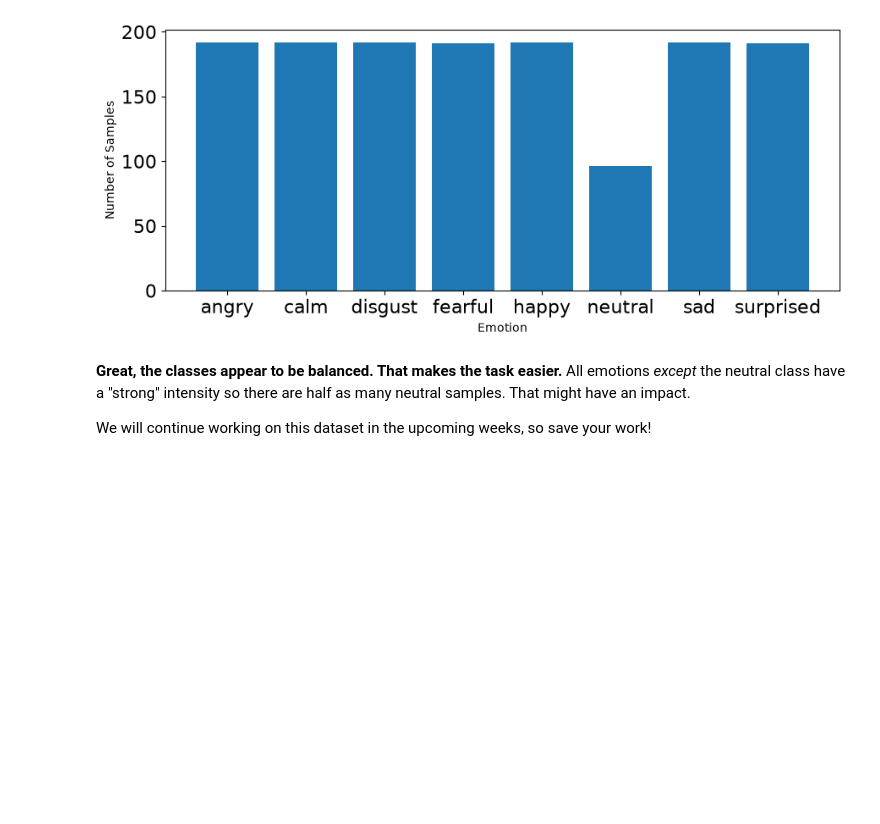
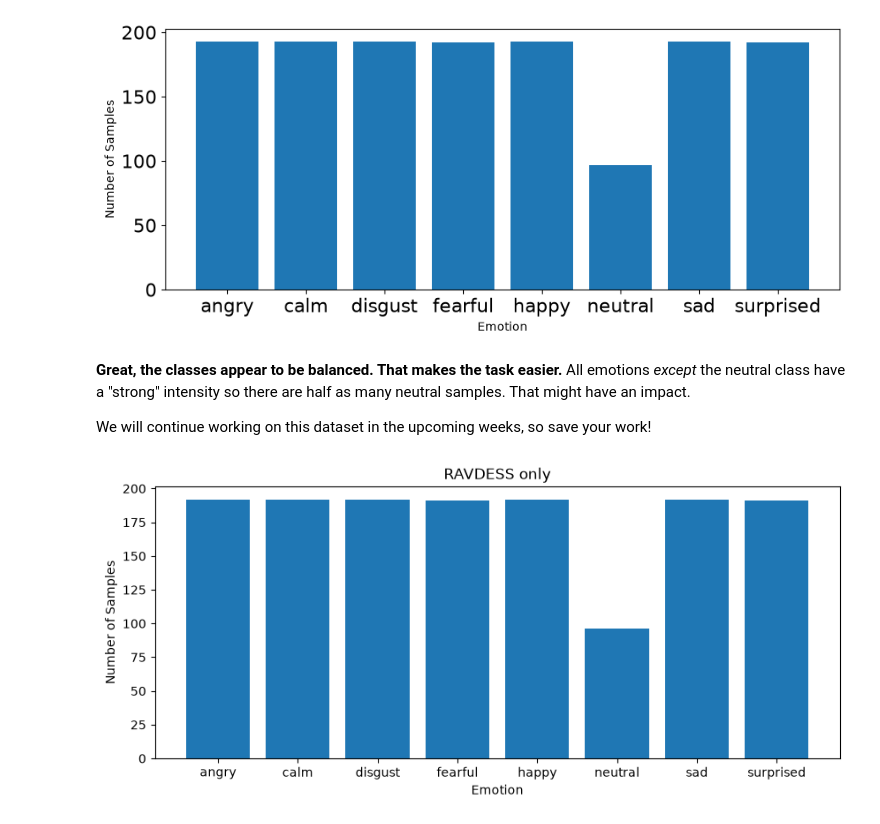
Before and after one commit to aleeza-ahmed/Week2-DataPreprocessing, a Jupyter notebook: Week 2.ipynb, the cells around one changed output. Drawn from its saved outputs; the diff is of its cells as text; code cells hidden in the pictures; blank space fills up the shorter version.

Commit message:
added graphs for analysis

```diff
--- a/Week 2.ipynb
+++ b/Week 2.ipynb
@@ -709,18 +711,20 @@ emotions_dict ={
 Now we're going to load our data and extract the emotion names according to the list we provided above.
 # %%
 import os, glob
+import numpy as np
 
-def load_data():
-    X,y=[],[]
+def load_metadata():
+    emotions_list, actors_list = [], []
     count = 0
     for file in glob.glob("Audio Data/Actor_*/*.wav"):
-        file_name=os.path.basename(file)
-        emotion=emotions_dict[file_name.split("-")[2]]
-        #features = get_features(file)
-        #X.append(features)
-        y.append(emotion)
+        file_name = os.path.basename(file)
+        parts = file_name.replace('.wav', '').split("-")
+        emotion = emotions_dict[parts[2]]
+        actor = int(parts[6])
+        emotions_list.append(emotion)
+        actors_list.append(actor)
         count += 1
-        # '\r' + end='' results in printing over same line
-        print('\r' + f' Processed {count}/{1440} audio samples',end=' ')
-    # Return arrays to plug into sklearn's cross-validation algorithms
-    return np.array(X), np.array(y)
+        print('\r' + f' Processed {count} audio samples', end=' ')
+    return np.array(emotions_list), np.array(actors_list)
+
+emotions, actors = load_metadata()
@@ -738,3 +744,8 @@ len(emotions)
+# %%
+sources = np.where(actors == 26, 'mine', 'RAVDESS')
+
+# RAVDESS convention: even actor ID = female, odd actor ID = male
+genders = np.where(actors % 2 == 0, 'female', 'male')
 # %% [markdown]
 Let's now see the class balance of our dataset, it is important to have a balanced dataset for ML models.
 # %%
@@ -756,4 +765,22 @@ plt.show()
+# %%
+import matplotlib.pyplot as plt
+
+def plot_emotion_counts(emotion_array, title):
+    emotion_list, count = np.unique(emotion_array, return_counts=True)
+    plt.figure(figsize=(10, 4))
+    plt.bar(x=range(len(emotion_list)), height=count)
+    plt.xticks(ticks=range(len(emotion_list)), labels=emotion_list, fontsize=10)
+    plt.xlabel('Emotion')
+    plt.ylabel('Number of Samples')
+    plt.title(title)
+    plt.show()
+    return dict(zip(emotion_list, count))
 # %% [markdown]
 **Great, the classes appear to be balanced. That makes the task easier.** All emotions _except_ the neutral class have a "strong" intensity so there are half as many neutral samples. That might have an impact.
 
 We will continue working on this dataset in the upcoming weeks, so save your work!
+# %%
+#ravdess only
+ravdess_counts  = plot_emotion_counts(emotions[sources == 'RAVDESS'], 'RAVDESS only')
+# %% [output]
+[figure, added]
```
Also changed, not shown: parts of 10 cells of this notebook.
